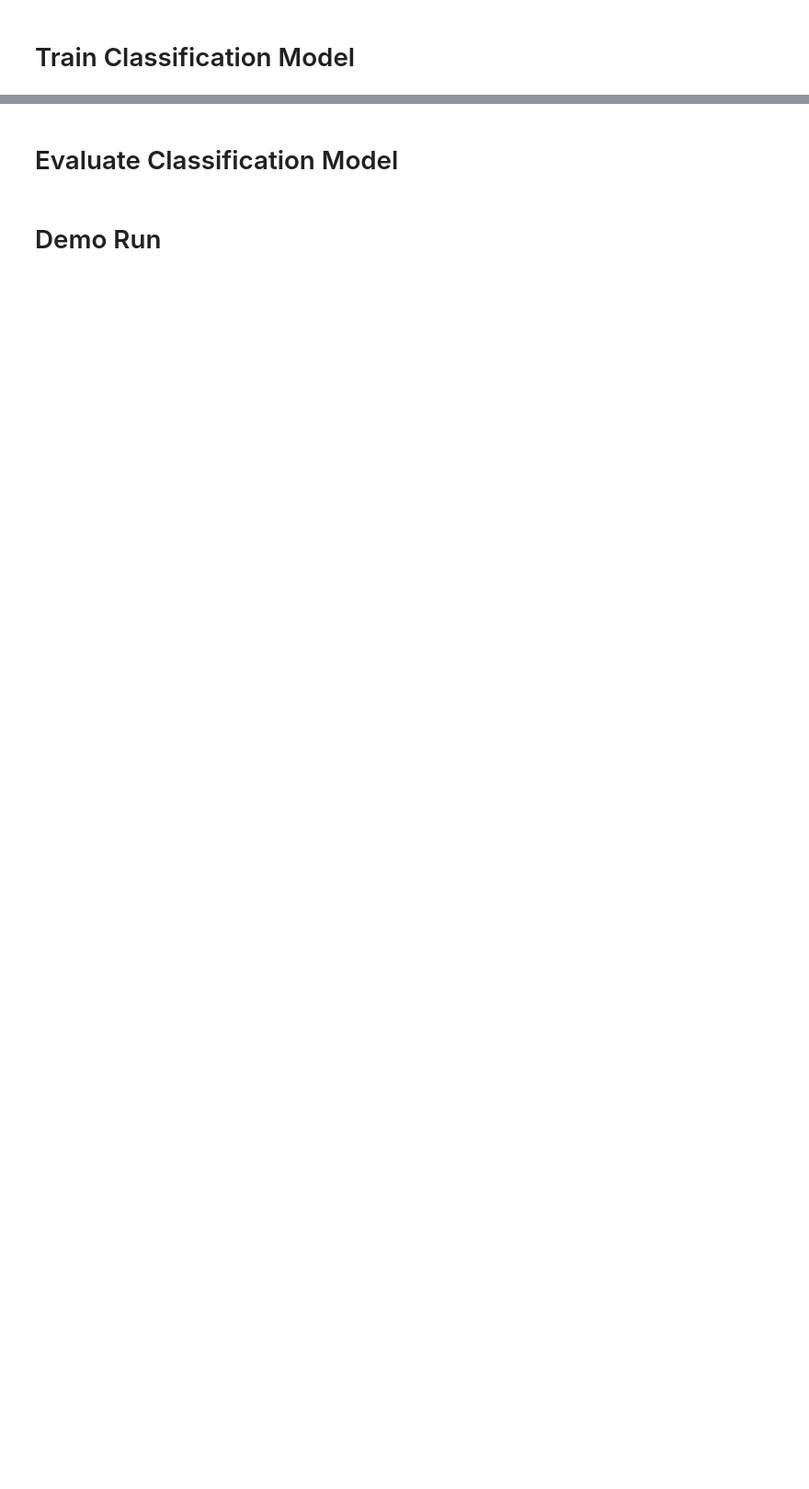
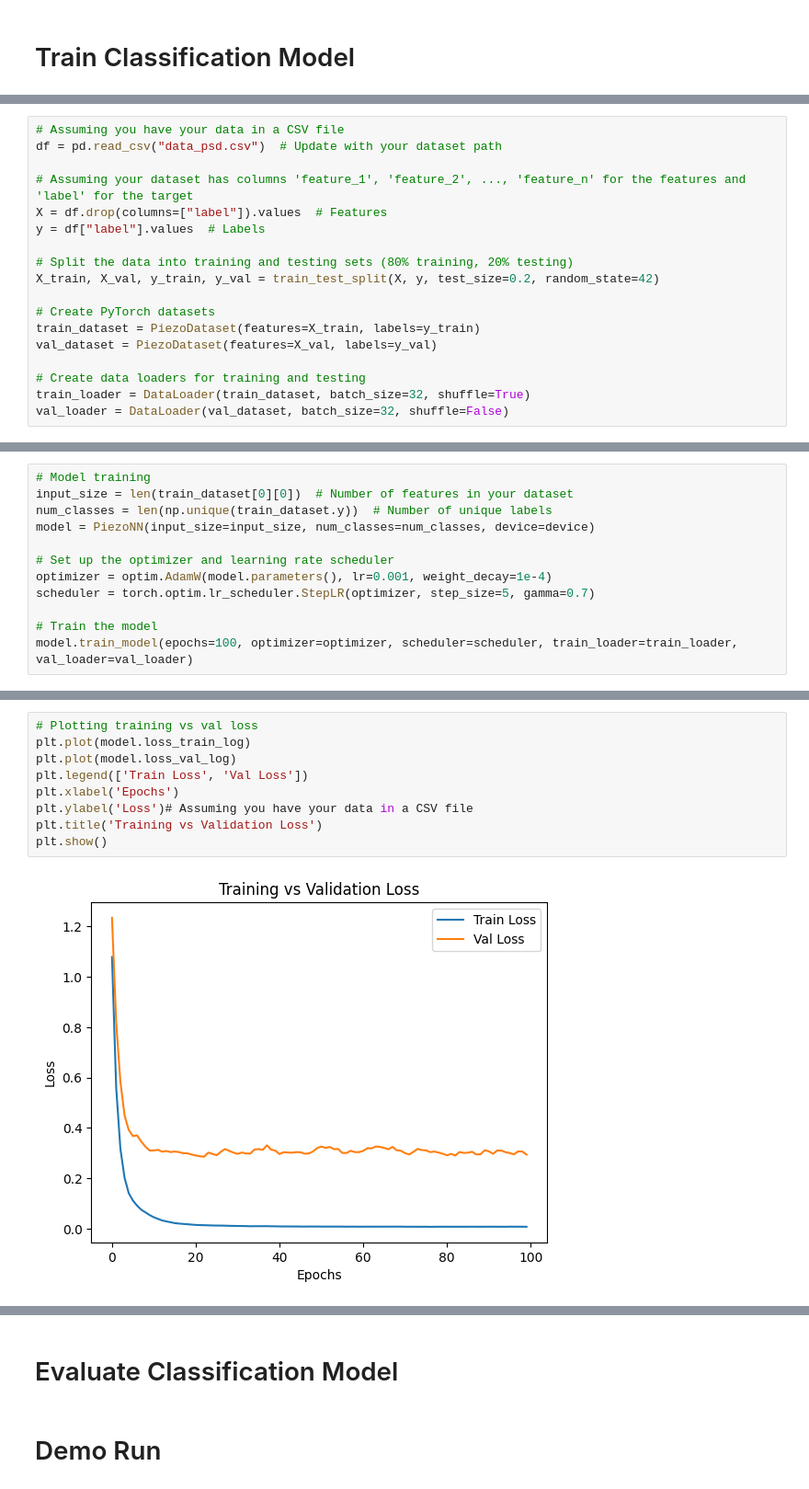
Before and after one commit to amor0094/TRC3500-2025-GroupC1, a Jupyter notebook: Project-2/python_code.ipynb, the cells around one changed output, grey strips where cells are left out. Shown at 92% size. Drawn from its saved outputs; the diff is of its cells as text; blank space fills up the shorter version.

Commit message:
Model training - NN

```diff
--- a/Project-2/python_code.ipynb
+++ b/Project-2/python_code.ipynb
@@ -211,0 +275,18 @@ df_fft.to_csv(filepath_fft, index=False)
+# %%
+# Assuming you have your data in a CSV file
+df = pd.read_csv("data_psd.csv")  # Update with your dataset path
+
+# Assuming your dataset has columns 'feature_1', 'feature_2', ..., 'feature_n' for the features and 'label' for the target
+X = df.drop(columns=["label"]).values  # Features
+y = df["label"].values  # Labels
+
+# Split the data into training and testing sets (80% training, 20% testing)
+X_train, X_val, y_train, y_val = train_test_split(X, y, test_size=0.2, random_state=42)
+
+# Create PyTorch datasets
+train_dataset = PiezoDataset(features=X_train, labels=y_train)
+val_dataset = PiezoDataset(features=X_val, labels=y_val)
+
+# Create data loaders for training and testing
+train_loader = DataLoader(train_dataset, batch_size=32, shuffle=True)
+val_loader = DataLoader(val_dataset, batch_size=32, shuffle=False)
@@ -211,0 +381,12 @@ df_fft.to_csv(filepath_fft, index=False)
+# %%
+# Model training
+input_size = len(train_dataset[0][0])  # Number of features in your dataset
+num_classes = len(np.unique(train_dataset.y))  # Number of unique labels
+model = PiezoNN(input_size=input_size, num_classes=num_classes, device=device)
+
+# Set up the optimizer and learning rate scheduler
+optimizer = optim.AdamW(model.parameters(), lr=0.001, weight_decay=1e-4)
+scheduler = torch.optim.lr_scheduler.StepLR(optimizer, step_size=5, gamma=0.7)
+
+# Train the model
+model.train_model(epochs=100, optimizer=optimizer, scheduler=scheduler, train_loader=train_loader, val_loader=val_loader)
@@ -211,0 +411,11 @@ df_fft.to_csv(filepath_fft, index=False)
+# %%
+# Plotting training vs val loss
+plt.plot(model.loss_train_log)
+plt.plot(model.loss_val_log)
+plt.legend(['Train Loss', 'Val Loss'])
+plt.xlabel('Epochs')
+plt.ylabel('Loss')# Assuming you have your data in a CSV file
+plt.title('Training vs Validation Loss')
+plt.show()
+# %% [output]
+[figure, added]
```
Also changed, not shown: parts of 11 cells of this notebook, 6 other files.
